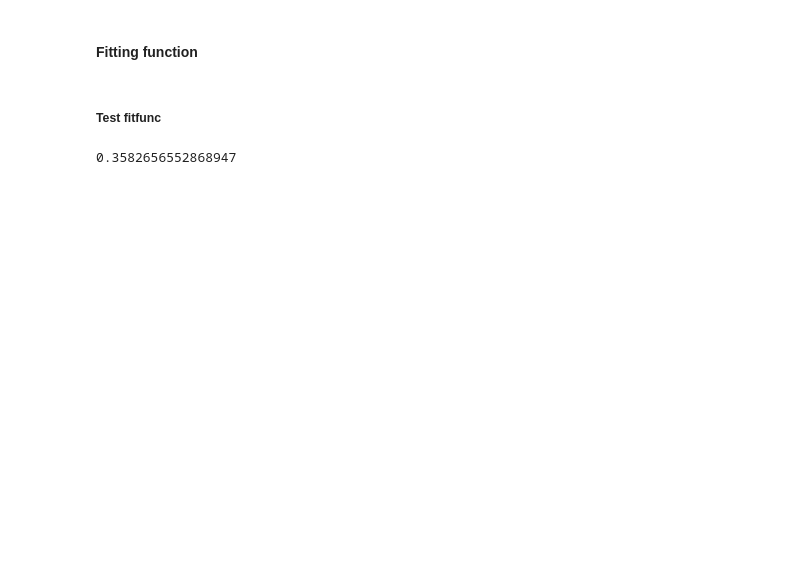
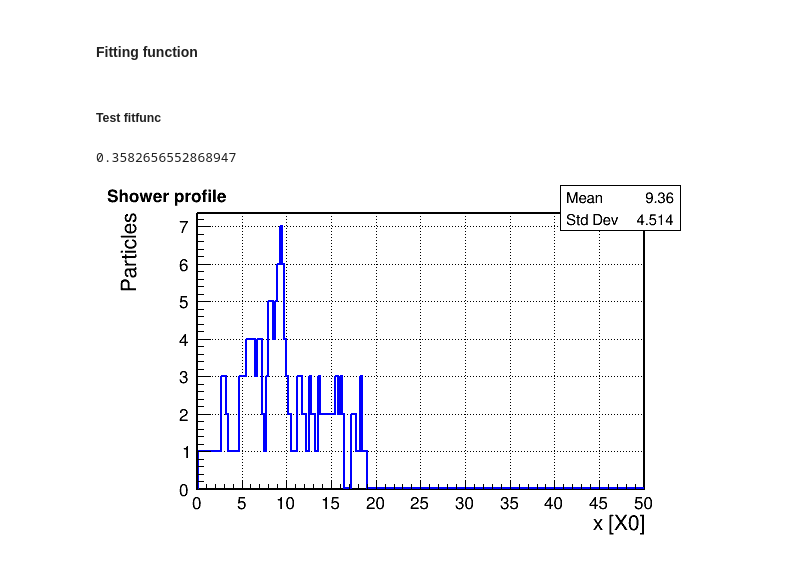
Before and after one commit to draczew23/MPPE_homeworks, a Jupyter notebook: hom4.ipynb, the cells around one changed output. Drawn from its saved outputs; the diff is of its cells as text; code cells hidden in the pictures; blank space fills up the shorter version.

```diff
--- a/hom4.ipynb
+++ b/hom4.ipynb
@@ -237,3 +272,23 @@ a = fitfunc(1, 2, 3, 4)
 a
 # %% [output]
 0.3582656552868947
+# %%
+# Histogram of the longitudinal shower profile
+
+Xmax = 50.
+Nprof = 200
+
+shprofile=myshower.profile(Nprof,Xmax)
+
+# res = shprofile.Fit(fitfunc, "s")
+
+csh = TCanvas('csh')
+
+shprofile.DrawCopy()
+
+csh.Update()
+csh.Print('shprofile.png')
+
+Image(filename='shprofile.png')
+# %% [output]
+[figure, added]
```
Also changed, not shown: parts of 7 cells of this notebook, 1 other file.
